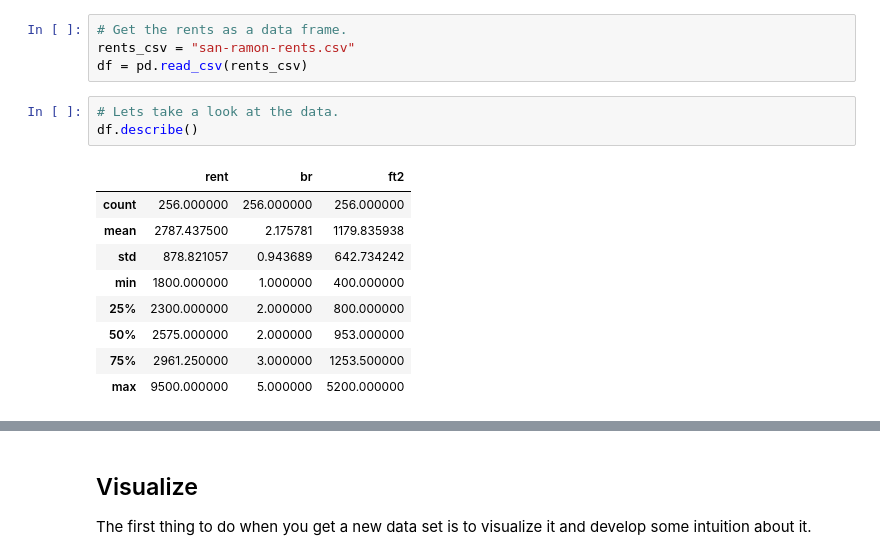
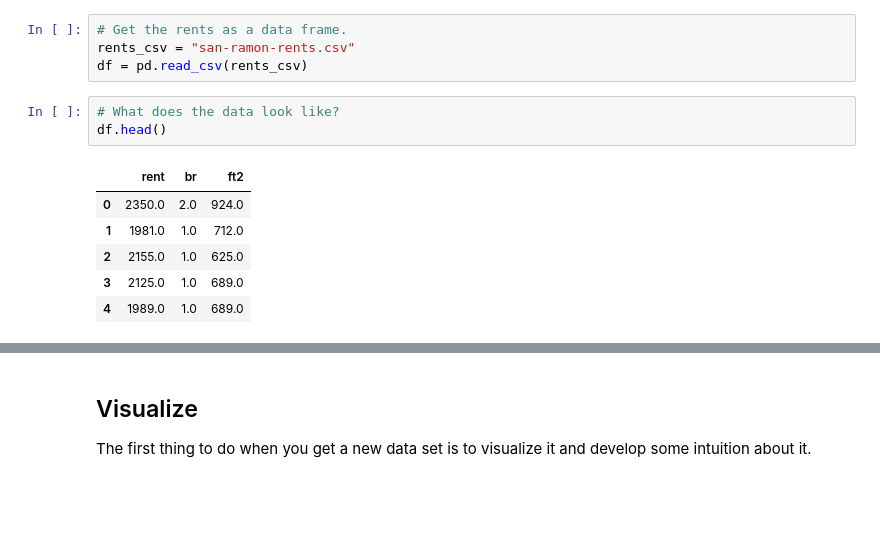
Before and after one commit to asimjalis/aws-demos, a Jupyter notebook: deep-learning/san-ramon-linear-model.ipynb, the cells around one changed output, grey strips where cells are left out. Drawn from its saved outputs; the diff is of its cells as text; blank space fills up the shorter version.

```diff
--- a/deep-learning/san-ramon-linear-model.ipynb
+++ b/deep-learning/san-ramon-linear-model.ipynb
@@ -43,16 +43,13 @@ We are going to read the CSV data into a data frame.
 # Get the rents as a data frame.
 rents_csv = "san-ramon-rents.csv"
 df = pd.read_csv(rents_csv)
-# %%
-# Lets take a look at the data.
-df.describe()
-# %% [output]
-|  | rent | br | ft2 |
-| count | 256.000000 | 256.000000 | 256.000000 |
-| mean | 2787.437500 | 2.175781 | 1179.835938 |
-| std | 878.821057 | 0.943689 | 642.734242 |
-| min | 1800.000000 | 1.000000 | 400.000000 |
-| 25% | 2300.000000 | 2.000000 | 800.000000 |
-| 50% | 2575.000000 | 2.000000 | 953.000000 |
-| 75% | 2961.250000 | 3.000000 | 1253.500000 |
-| max | 9500.000000 | 5.000000 | 5200.000000 |
+# %%
+# What does the data look like?
+df.head()
+# %% [output]
+|  | rent | br | ft2 |
+| 0 | 2350.0 | 2.0 | 924.0 |
+| 1 | 1981.0 | 1.0 | 712.0 |
+| 2 | 2155.0 | 1.0 | 625.0 |
+| 3 | 2125.0 | 1.0 | 689.0 |
+| 4 | 1989.0 | 1.0 | 689.0 |
```
Also changed, not shown: parts of 3 cells of this notebook, 3 other files.
